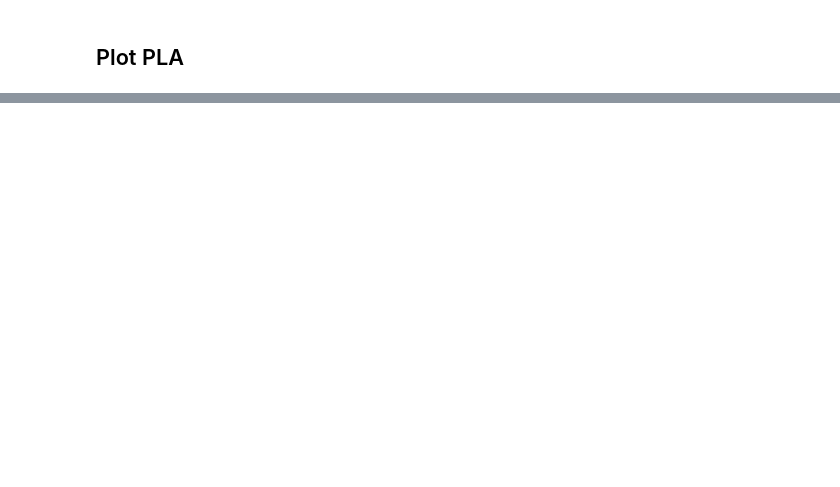
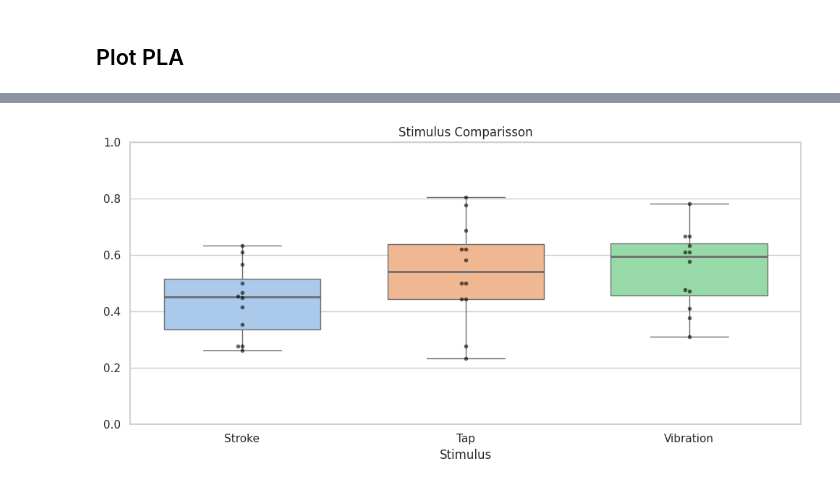
Before and after one commit to T0B1K/BrailleGloveStatistics, a Jupyter notebook: content/study1/experiment/study1_experiment.ipynb, the cells around one changed output, grey strips where cells are left out. Cells and saved outputs as stored; diff of their text form; code cells hidden in the pictures; blank space fills up the shorter version.

```diff
--- a/content/study1/experiment/study1_experiment.ipynb
+++ b/content/study1/experiment/study1_experiment.ipynb
@@ -977,0 +1066,10 @@ plot_pca_for_grouped_data(analysed_test_data_encoding, pdf_name="vector")
+# %%
+testData = createSortedDatasetsNew(dataframe_no_tests[["jaccard_coefficient", "Test", "ParticipantID", "Condition"]].copy())
+tmpp2 = pd.concat(testData)
+
+tmp1 = dataframe_tests_V_maxJaccard[["ParticipantID","Condition","jaccard_word_score"]].copy()
+tmp2 = dataframe_tests_S_maxJaccard[["ParticipantID","Condition","jaccard_word_score"]].copy()
+tmp3 = dataframe_tests_T_maxJaccard[["ParticipantID","Condition","jaccard_word_score"]].copy()
+# %%
+tmppDF = pd.concat([tmp1,tmp2,tmp3])
+tmppDF
@@ -977,0 +1205,4 @@ plot_pca_for_grouped_data(analysed_test_data_encoding, pdf_name="vector")
+# %%
+print_boxplots_and_tests_NEW(tmppDF, score="jaccard_word_score", pdf_name="test_data_averaged", plotting_order=["Tap", "Stroke", "Vibration"])
+# %% [output]
+[figure, added]
```
Also changed, not shown: parts of 16 cells of this notebook, 10 other files.
